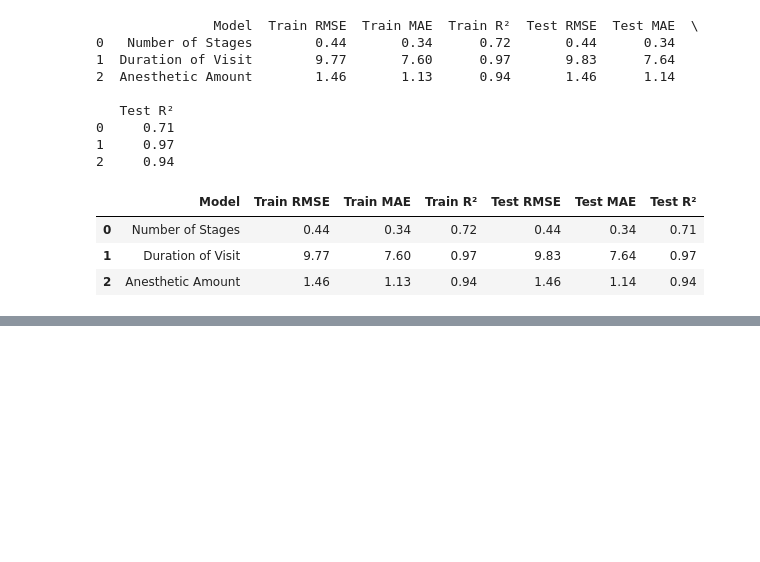
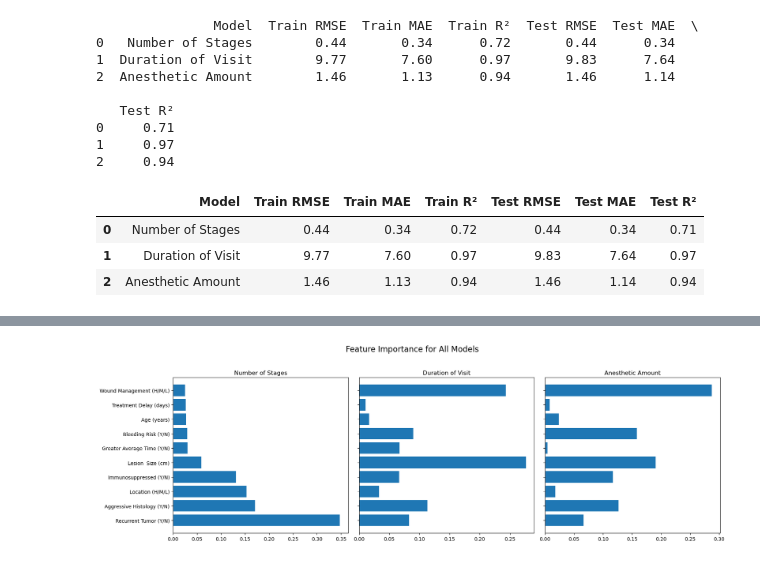
Before and after one commit to rheyoampoyo/UVA-mohs-surgery, a Jupyter notebook: Prod/Model_Check.ipynb, the cells around one changed output, grey strips where cells are left out. Cells and saved outputs as stored; diff of their text form; code cells hidden in the pictures; blank space fills up the shorter version.

```diff
--- a/Prod/Model_Check.ipynb
+++ b/Prod/Model_Check.ipynb
@@ -124,0 +227,64 @@ metrics_df
+# %%
+import joblib
+import pandas as pd
+import matplotlib.pyplot as plt
+
+# Define paths
+model_dir = "models"
+
+model_files = {
+    "Number of Stages": "xgb_regressor_number_of_stages.pkl",
+    "Duration of Visit": "xgb_regressor_visit_duration.pkl",
+    "Anesthetic Amount": "xgb_regressor_anesthetic_amount.pkl"
+}
+
+# Canonical feature list
+feature_list = [
+    'Lesion  Size (cm)',
+    'Recurrent Tumor (Y/N)',
+    'Aggressive Histology (Y/N)',
+    'Wound Management (H/M/L)',
+    'Location (H/M/L)',
+    'Treatment Delay (days)',
+    'Age (years)',
+    'Immunosuppressed (Y/N)',
+    'Bleeding Risk (Y/N)',
+    'Greater Average Time (Y/N)'
+]
+
+reduced_feature_list = [f for f in feature_list if f != 'Greater Average Time (Y/N)']
+
+# Prepare plot
+fig, axes = plt.subplots(1, 3, figsize=(18, 6), sharey=True)
+fig.suptitle("Feature Importance for All Models", fontsize=16)
+
+for idx, (name, file) in enumerate(model_files.items()):
+    model_path = f"{model_dir}/{file}"
+    model = joblib.load(model_path)
+
+    n_importances = len(model.feature_importances_)
+
+    # Align feature list
+    if n_importances == len(feature_list):
+        used_features = feature_list
+    elif n_importances == len(reduced_feature_list):
+        used_features = reduced_feature_list
+    else:
+        used_features = [f"Feature_{i}" for i in range(n_importances)]
+        print(f"⚠️ Feature count mismatch for {name} — using generic names.")
+
+    # Create importance DataFrame
+    importance_df = pd.DataFrame({
+        "Feature": used_features,
+        "Importance": model.feature_importances_
+    }).sort_values(by="Importance", ascending=True)  # Sort ascending for horizontal bar
+
+    # Plot on appropriate subplot
+    axes[idx].barh(importance_df["Feature"], importance_df["Importance"])
+    axes[idx].set_title(name)
+    axes[idx].invert_yaxis()
+
+plt.tight_layout(rect=[0, 0.03, 1, 0.95])
+plt.show()
+# %% [output]
+[figure, added]
```
Also changed, not shown: parts of 2 cells of this notebook, 10 other files.
